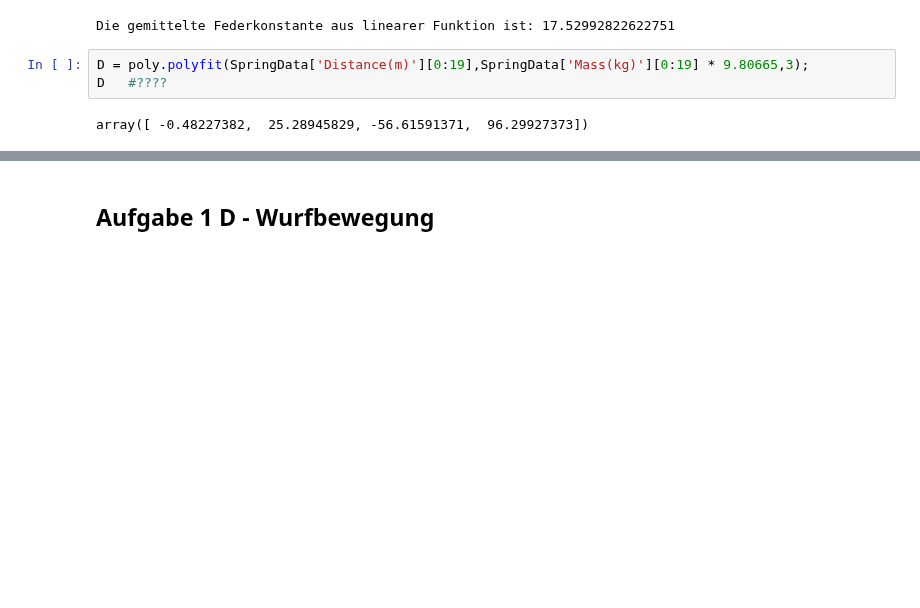
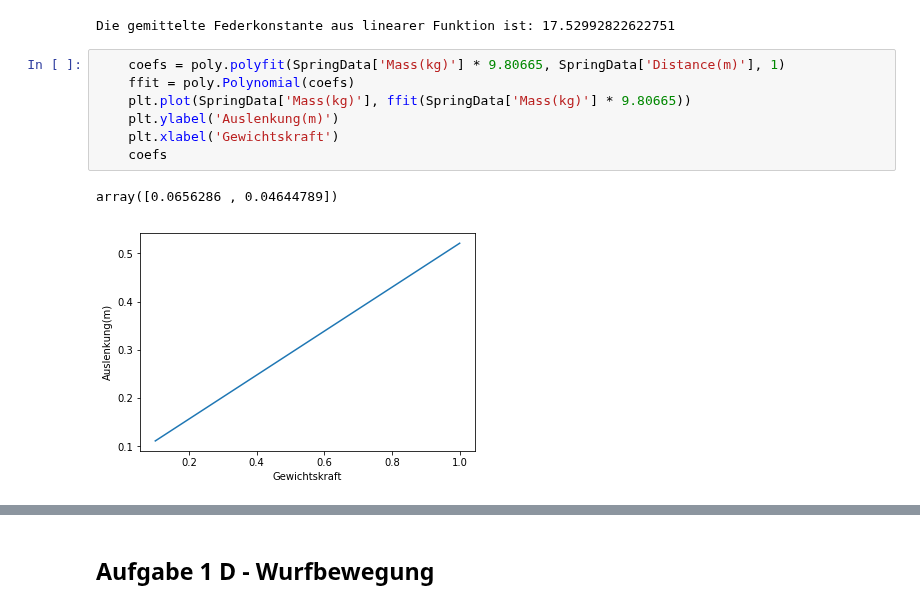
Before and after one commit to darenegade/modellbildung, a Jupyter notebook: Abgabe1/Abgabe1.ipynb, the cells around one changed output, grey strips where cells are left out. Saved outputs shown, nothing was run; the diff lists cells and outputs as text; blank space fills up the shorter version.

```diff
--- a/Abgabe1/Abgabe1.ipynb
+++ b/Abgabe1/Abgabe1.ipynb
@@ -221,8 +227,13 @@ SpringConst = SpringConst / 18
 print('Die gemittelte Federkonstante aus linearer Funktion ist: ' + str(SpringConst))
 # %% [output]
 Die gemittelte Federkonstante aus linearer Funktion ist: 17.52992822622751
-# %%
-D = poly.polyfit(SpringData['Distance(m)'][0:19],SpringData['Mass(kg)'][0:19] * 9.80665,3);
-D   #????
-# %% [output]
-array([ -0.48227382,  25.28945829, -56.61591371,  96.29927373])
+# %%
+    coefs = poly.polyfit(SpringData['Mass(kg)'] * 9.80665, SpringData['Distance(m)'], 1)
+    ffit = poly.Polynomial(coefs)
+    plt.plot(SpringData['Mass(kg)'], ffit(SpringData['Mass(kg)'] * 9.80665))
+    plt.ylabel('Auslenkung(m)')
+    plt.xlabel('Gewichtskraft')
+    coefs
+# %% [output]
+array([0.0656286 , 0.04644789])
+[figure, added]
```
Also changed, not shown: parts of 12 cells of this notebook.
